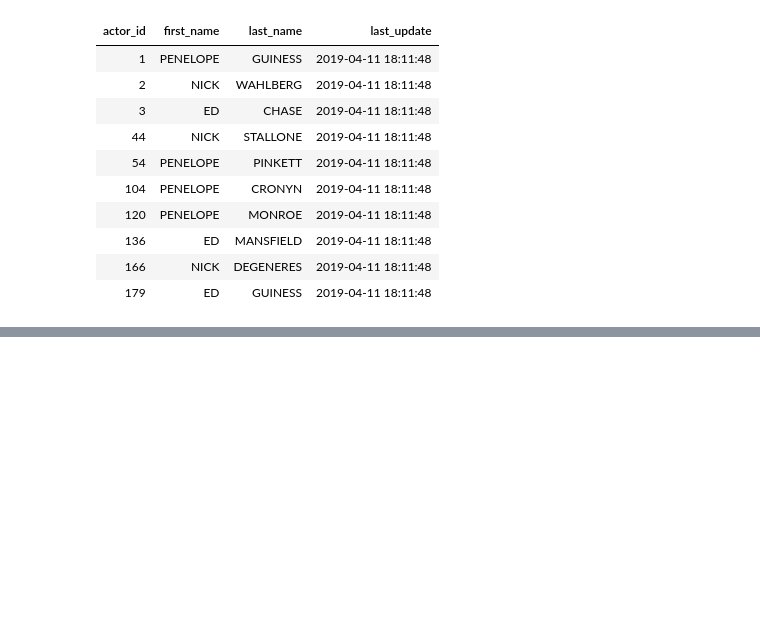
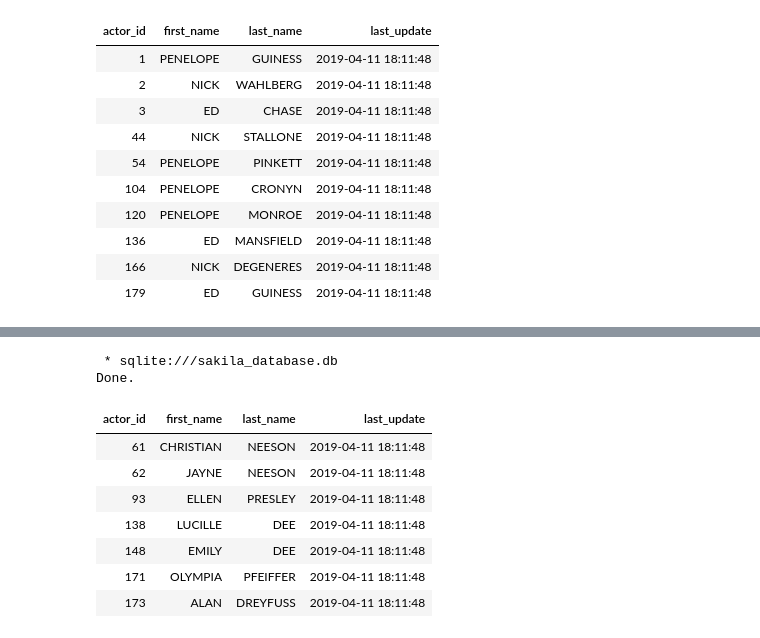
Before and after one commit to ram-polisetti/SQL, a Jupyter notebook: sql_practice.ipynb, the cells around one changed output, grey strips where cells are left out. Cells and saved outputs as stored; diff of their text form; code cells hidden in the pictures; blank space fills up the shorter version.

```diff
--- a/sql_practice.ipynb
+++ b/sql_practice.ipynb
@@ -348,0 +365,17 @@ Done.
+# %%
+%%sql
+-- using wildcards
+SELECT *
+FROM actor
+WHERE last_name LIKE '__E%';
+# %% [output]
+ * sqlite:///sakila_database.db
+Done.
+| actor_id | first_name | last_name | last_update |
+| 61 | CHRISTIAN | NEESON | 2019-04-11 18:11:48 |
+| 62 | JAYNE | NEESON | 2019-04-11 18:11:48 |
+| 93 | ELLEN | PRESLEY | 2019-04-11 18:11:48 |
+| 138 | LUCILLE | DEE | 2019-04-11 18:11:48 |
+| 148 | EMILY | DEE | 2019-04-11 18:11:48 |
+| 171 | OLYMPIA | PFEIFFER | 2019-04-11 18:11:48 |
+| 173 | ALAN | DREYFUSS | 2019-04-11 18:11:48 |
```
Also changed, not shown: parts of 3 cells of this notebook, 1 other file.
